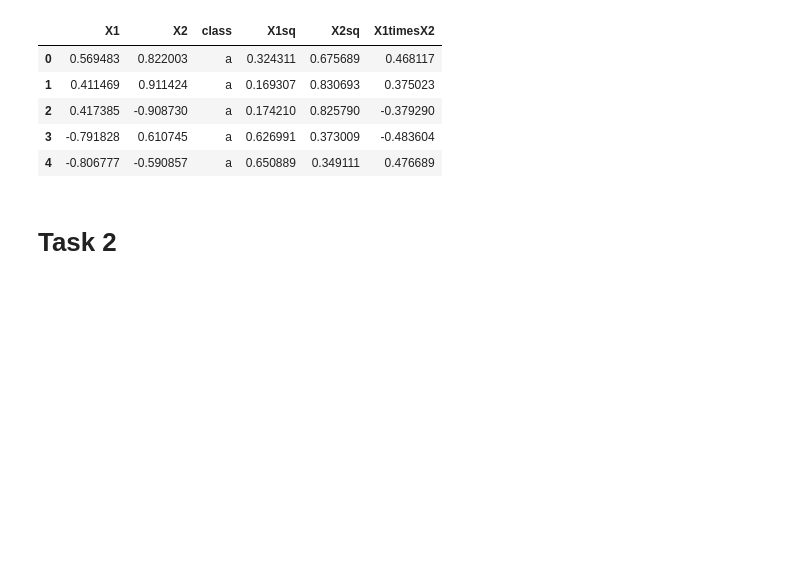
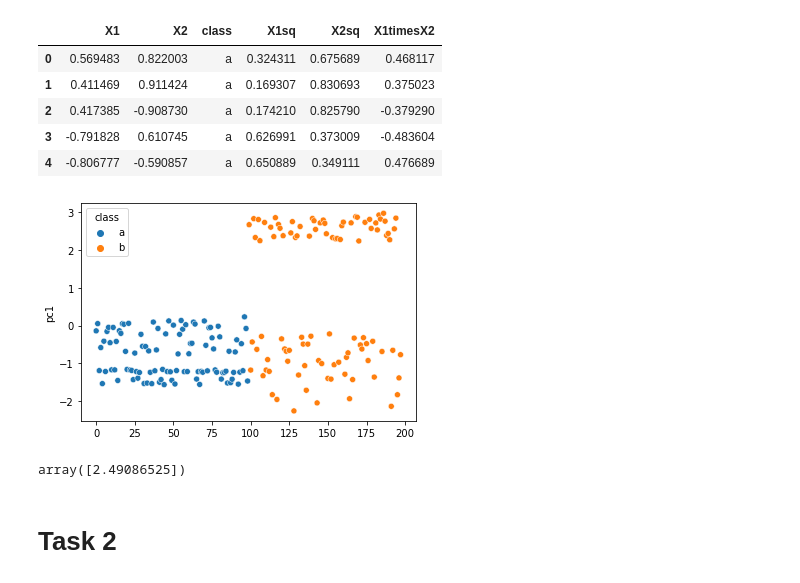
Before and after one commit to sencer4898/fall21-sencer4898, a Jupyter notebook: files/HW2.ipynb, the cells around one changed output. Drawn from its saved outputs; the diff is of its cells as text; code cells hidden in the pictures; blank space fills up the shorter version.

```diff
--- a/files/HW2.ipynb
+++ b/files/HW2.ipynb
@@ -92,6 +98,22 @@ df_copy.head()
 | 2 | 0.417385 | -0.908730 | a | 0.174210 | 0.825790 | -0.379290 |
 | 3 | -0.791828 | 0.610745 | a | 0.626991 | 0.373009 | -0.483604 |
 | 4 | -0.806777 | -0.590857 | a | 0.650889 | 0.349111 | 0.476689 |
+# %%
+df_class = df_copy["class"]
+df_copy.drop(["class"],axis=1, inplace=True)
+
+pca2 = PCA(n_components = 1)
+df2_pca = pd.DataFrame(pca2.fit_transform(df_copy), columns=["pc1"])
+df2_pca["class"] = df_class
+# %%
+sns.scatterplot(x=df2_pca.index, y=df2_pca["pc1"], hue=df2_pca["class"]);
+# %% [output]
+[figure, added]
+# %%
+# pca2.components_ # Eigenvectors
+pca2.explained_variance_ # Eigenvalues
+# %% [output]
+array([2.49086525])
 # %% [markdown]
 # Task 2
 # %%
```
Also changed, not shown: parts of 3 cells of this notebook, 1 other file.
